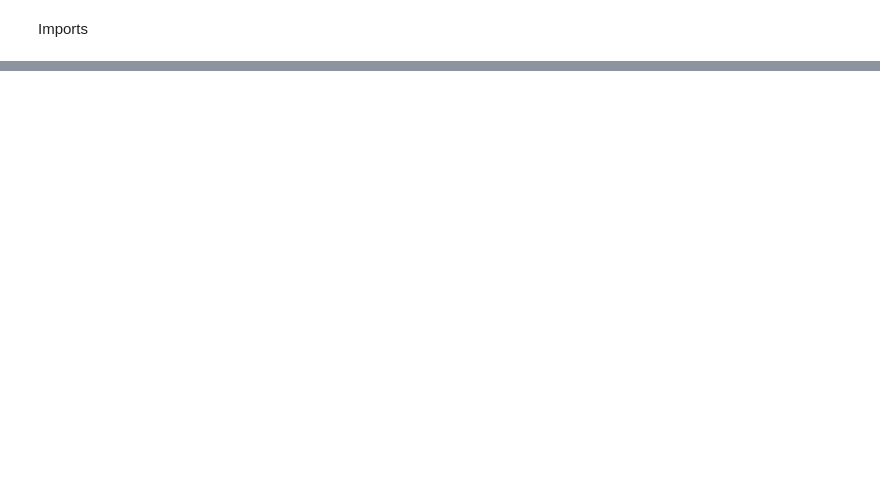
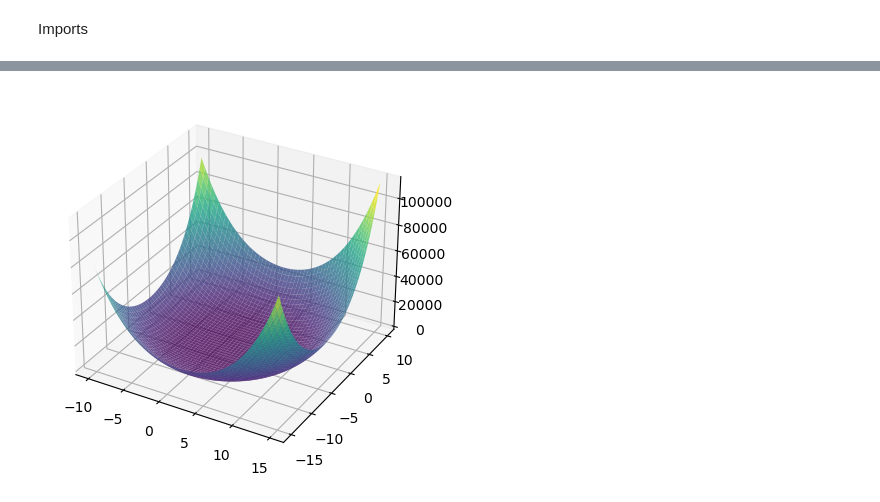
Before and after one commit to jromanki/wsi, a Jupyter notebook: lab1/src/testing.ipynb, the cells around one changed output, grey strips where cells are left out. Cells and saved outputs as stored; diff of their text form; code cells hidden in the pictures; blank space fills up the shorter version.

```diff
--- a/lab1/src/testing.ipynb
+++ b/lab1/src/testing.ipynb
@@ -154,0 +172,31 @@ plt.show()
+# %%
+import random
+
+x_min, x_max = -10, 15
+y_min, y_max = -15, 10
+
+x = np.linspace(x_min, x_max, 1000)
+y = np.linspace(y_min, y_max, 1000)
+xx, yy = np.meshgrid(x, y)
+zz = functions.f2([xx, yy])
+
+fig = plt.figure()
+ax = fig.add_subplot(111, projection='3d')
+ax.plot_surface(xx, yy, zz, cmap='viridis', alpha=0.8)
+
+def solve_random_f2(iters: int = 50, beta: float = 0.001):
+    values = []
+    iter_nums = []
+    for i in range(iters):
+        x_rand = np.array([random.uniform(x_min, x_max), random.uniform(y_min, y_max)])
+
+        solver = GradientDescentSolver(beta)
+        found_min, i = solver.solve(x_rand, functions.grad_f1)
+        if np.any(~np.isnan(found_min)):
+            values.append(found_min)
+            iter_nums.append(i)
+    return values, iter_nums
+
+_, _ = solve_random_f2()
+# %% [output]
+[figure, added]
```
Also changed, not shown: parts of 16 cells of this notebook, 7 other files.
